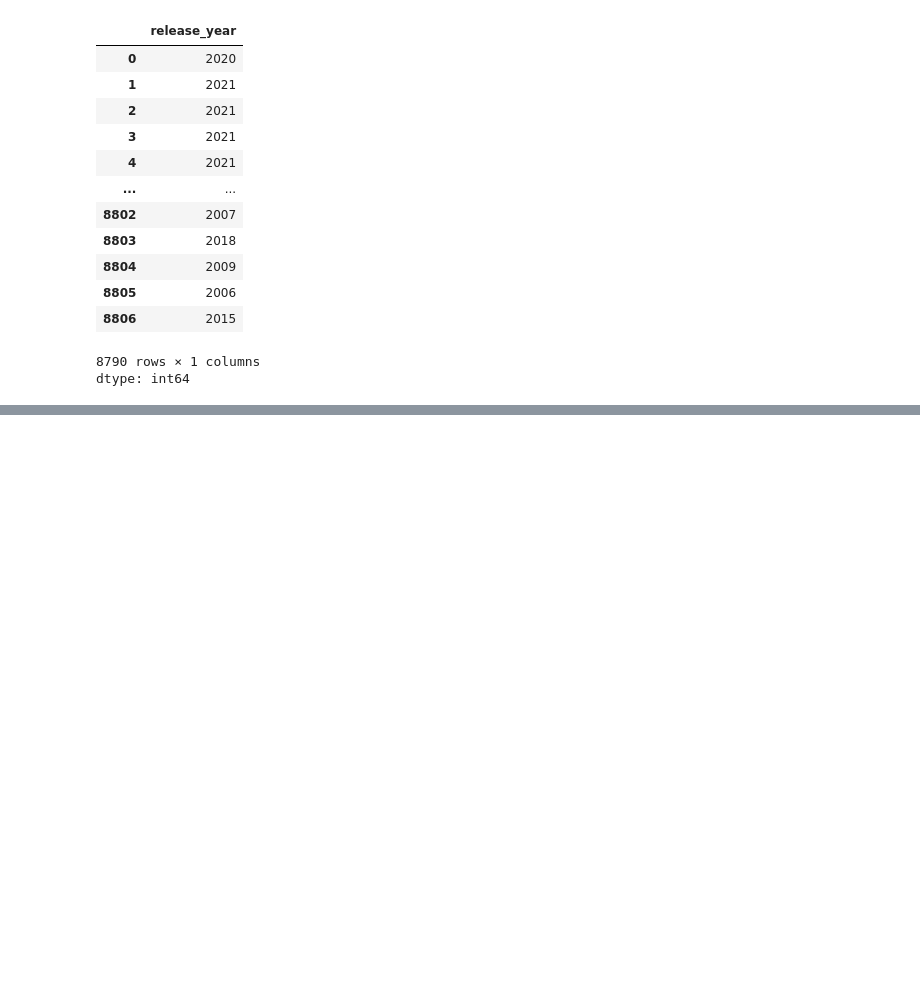
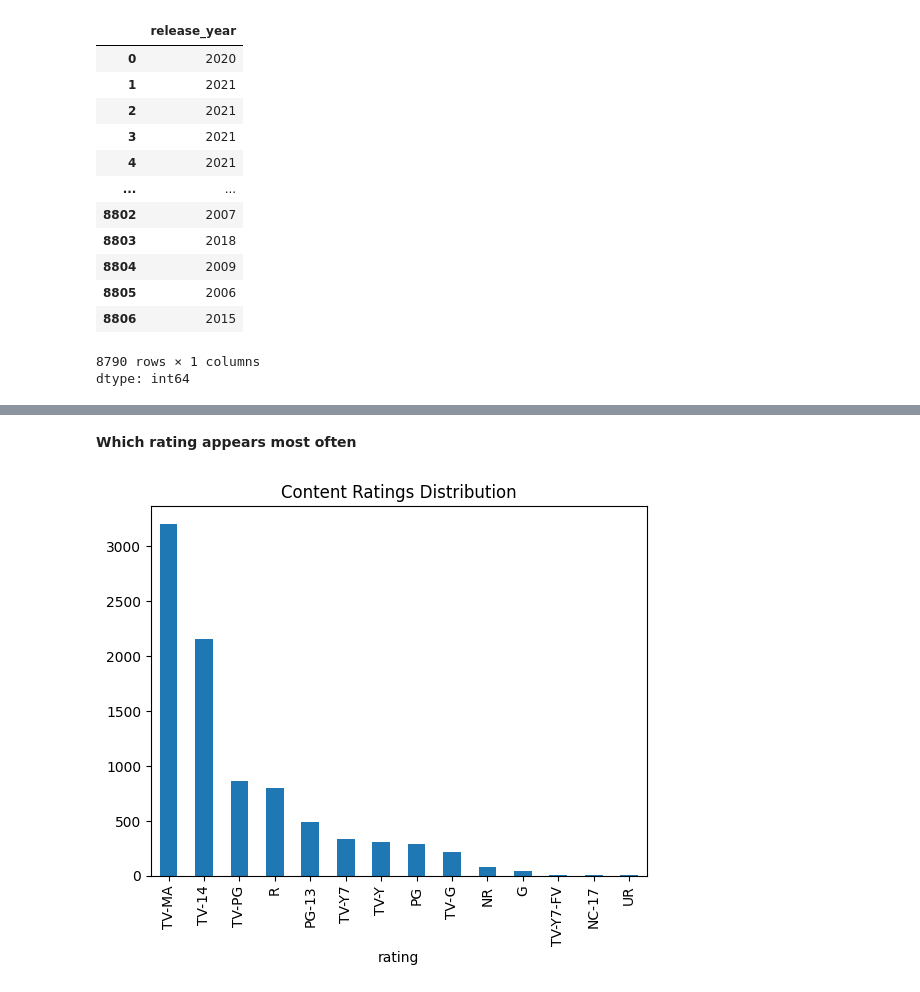
Before and after one commit to HoussineS/Netflix-Data-Analysis, a Jupyter notebook: netflix.ipynb, the cells around one changed output, grey strips where cells are left out. Drawn from its saved outputs; the diff is of its cells as text; code cells hidden in the pictures; blank space fills up the shorter version.

```diff
--- a/netflix.ipynb
+++ b/netflix.ipynb
@@ -196,0 +239,8 @@ dtype: int64
+# %% [markdown]
+**Which rating appears most often**
+# %%
+df["rating"].value_counts().plot(kind="bar")
+plt.title("Content Ratings Distribution")
+plt.show()
+# %% [output]
+[figure, added]
```
Also changed, not shown: parts of 11 cells of this notebook.
